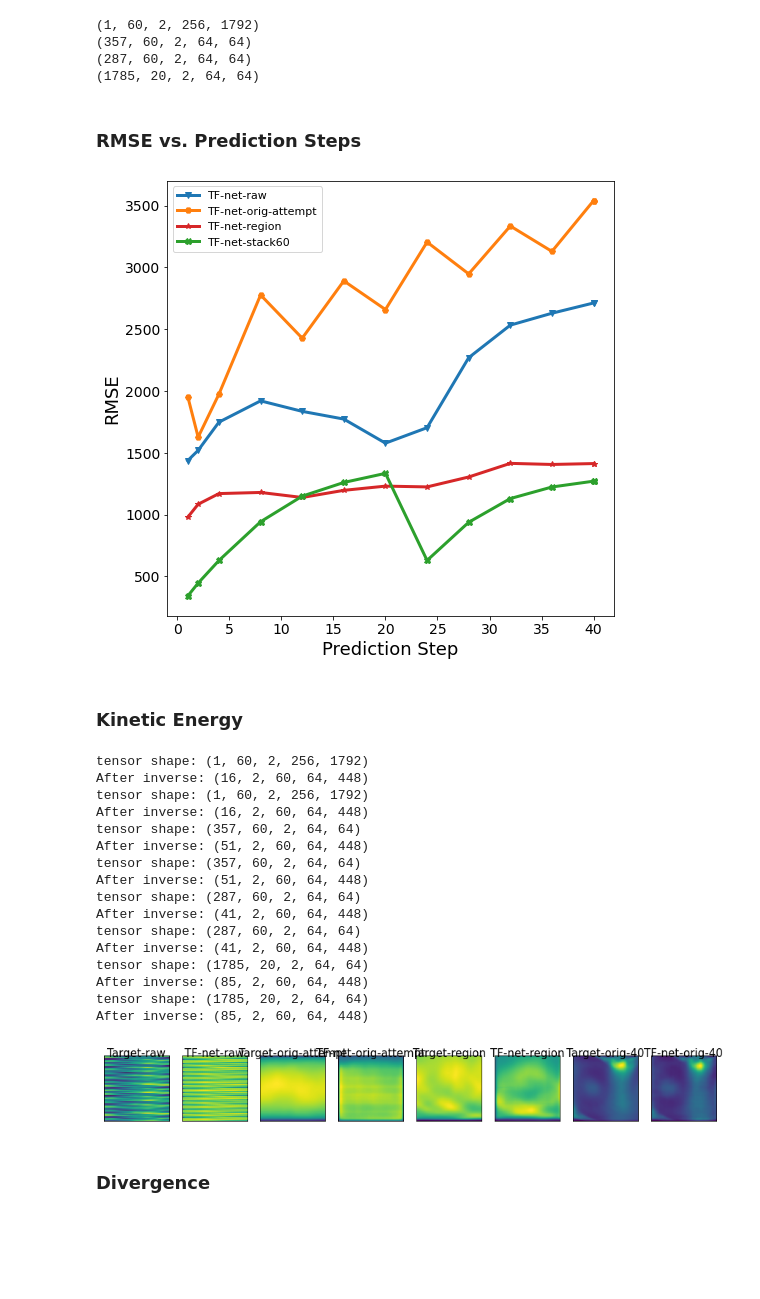
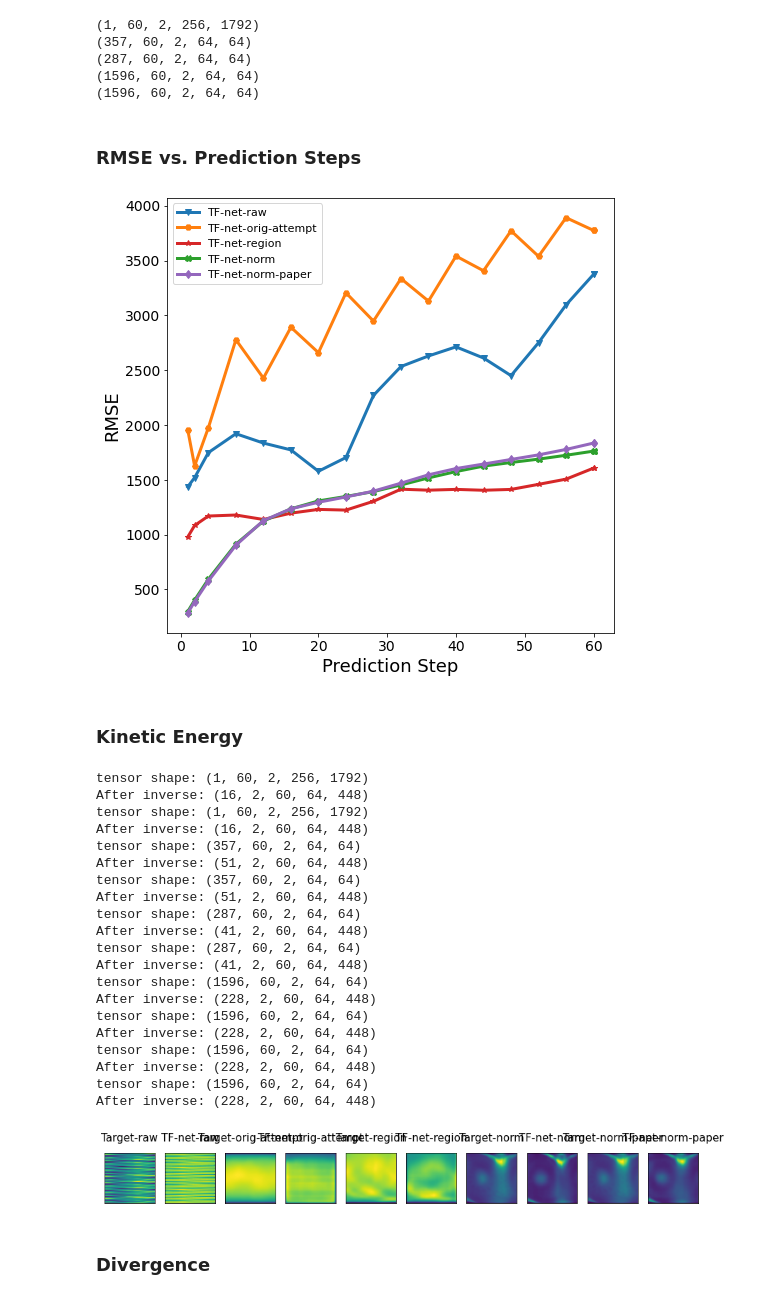
Before and after one commit to tailintalent/Turbulent-Flow-Nets, a Jupyter notebook: Evaluation/Evaluation-Raw.ipynb, the cells around one changed output. Cells and saved outputs as stored; diff of their text form; code cells hidden in the pictures; blank space fills up the shorter version.

```diff
--- a/Evaluation/Evaluation-Raw.ipynb
+++ b/Evaluation/Evaluation-Raw.ipynb
@@ -30,7 +30,11 @@ results = torch.load("results.pt")
 orig_attempt = torch.load("orig_exp_1860_stack_120.pt")
 region = torch.load("stack_by_region_results.pt")
 # Note that this one could only predict up to 40, since the time stack was only 60
-correct_stack_60 = torch.load('orig_stack_60_results.pt')
+#correct_stack_60 = torch.load('orig_stack_60_results.pt')
+
+# These experiments were run on normalized images
+norm_100 = torch.load('orig_normalized_100_results.pt')
+orig_norm_100 = torch.load('orig_100_norm_paper_result.pt')
 print(f'device: {device}')
 results.keys()
 # %% [output]
@@ -47,27 +51,32 @@ stds = 4522.7046
 # preds = [gan["trues"]*stds+avg, tf_con["preds"]*stds+avg, tf["preds"]*stds+avg, u["preds"]*stds+avg,  gan["preds"]*stds+avg,cnn["preds"]*stds+avg, convlstm["preds"]*stds+avg, sst["preds"]*stds+avg, dhpm["preds"]*stds+avg]
 preds = [results["trues"], results["preds"], orig_attempt["trues"][:357],
          orig_attempt["preds"][:357], region["trues"][:287], region["preds"][:287],
-        correct_stack_60["trues"][:1785], correct_stack_60["preds"][:1785]]
+        norm_100["trues"][:1596]*stds+avg, norm_100["preds"][:1596]*stds+avg,
+         orig_norm_100["trues"][:1596]*stds+avg, orig_norm_100["preds"][:1596]*stds+avg]
 print(preds[0].shape)
 print(preds[2].shape)
 print(preds[4].shape)
 print(preds[6].shape)
+print(preds[8].shape)
 # %% [output]
 (1, 60, 2, 256, 1792)
 (357, 60, 2, 64, 64)
 (287, 60, 2, 64, 64)
-(1785, 20, 2, 64, 64)
+(1596, 60, 2, 64, 64)
+(1596, 60, 2, 64, 64)
 # %% [markdown]
 ### RMSE vs. Prediction Steps
 # %%
 fig=plt.figure(figsize=(8, 8))
-#idx = np.array([0,1] + list(range(3,60,4))+[59])
-idx = np.array([0,1] + list(range(3,40,4))+[39])
+idx = np.array([0,1] + list(range(3,60,4))+[59])
+#idx = np.array([0,1] + list(range(3,40,4))+[39])
 # plt.plot(idx+1, tf_con['loss_curve'][idx]*stds, label = "Con TF-net", marker=markers[1], linewidth = 1.5, color = colors[1])
 plt.plot(idx+1,  results['loss_curve'][idx], label = "TF-net-raw", marker=markers[2], linewidth = 3, color = colors[2])
 plt.plot(idx+1,  orig_attempt['loss_curve'][idx], label = "TF-net-orig-attempt", marker=markers[1], linewidth = 3, color = colors[1])
 plt.plot(idx+1,  region['loss_curve'][idx], label = "TF-net-region", marker=markers[3], linewidth = 3, color = colors[3])
-plt.plot(idx+1,  correct_stack_60['loss_curve'][idx], label = "TF-net-stack60", marker=markers[4], linewidth = 3, color = colors[4])
+#plt.plot(idx+1,  correct_stack_60['loss_curve'][idx], label = "TF-net-stack60", marker=markers[4], linewidth = 3, color = colors[4])
+plt.plot(idx+1,  norm_100['loss_curve'][idx]*stds, label = "TF-net-norm", marker=markers[4], linewidth = 3, color = colors[4])
+plt.plot(idx+1,  orig_norm_100['loss_curve'][idx]*stds, label = "TF-net-norm-paper", marker=markers[5], linewidth = 3, color = colors[5])
 # plt.plot(idx+1, u['loss_curve'][idx]*stds, label = "U_net", marker=markers[3], linewidth = 1.5, color = colors[3])
 # plt.plot(idx+1, gan['loss_curve'][idx]*stds, label = "GAN", marker=markers[4], linewidth = 1.5, color = colors[4])
 # plt.plot(idx+1, cnn['loss_curve'][idx]*stds, label = "ResNet", marker= markers[5], linewidth = 1.5, color = colors[5])
@@ -83,7 +92,7 @@ plt.yticks(fontsize=14)
 #plt.savefig("rmse_horizon.png", dpi = 400, bbox_inches = 'tight')
 plt.show()
 # %% [output]
-[figure, old version]
+[figure, new version]
 # %% [markdown]
 ### Kinetic Energy
 # %%
@@ -133,40 +142,44 @@ def TKE_mean(tensor):
     return tke_mean
 # %%
 # the first dimension needs to be a multiple of 7 to work with inverse_seqs
-tkes = [TKE_mean(preds[i]) for i in range(8)]
+tkes = [TKE_mean(preds[i]) for i in range(10)]
 # title = ["Target","Con TF-net", "TF-net", "U_net",  "GAN",  "ResNet", "ConvLSTM",  "SST",  "DHPM"]
 title = ["Target-raw", "TF-net-raw", "Target-orig-attempt", "TF-net-orig-attempt", "Target-region", "TF-net-region",
-        "Target-orig-40", "TF-net-orig-40"]
+        "Target-norm", "TF-net-norm", "Target-norm-paper", "TF-net-norm-paper"]
 fig=plt.figure(figsize=(15, 5))
-columns = 8
+columns = 10
 rows = 1
 for i in range(columns):
     fig.add_subplot(rows, columns, i+1)
     plt.imshow(tkes[i][:64,:64])
     #plt.imshow(tkes[i])
     plt.xlabel(title[i], size = 15, rotation=0, labelpad = -100)
     plt.xticks([])
     plt.yticks([])
 plt.savefig("Kinetic Energy.png", dpi = 400,bbox_inches = 'tight')
 plt.show()
 # %% [output]
 tensor shape: (1, 60, 2, 256, 1792)
 After inverse: (16, 2, 60, 64, 448)
 tensor shape: (1, 60, 2, 256, 1792)
 After inverse: (16, 2, 60, 64, 448)
 tensor shape: (357, 60, 2, 64, 64)
 After inverse: (51, 2, 60, 64, 448)
 tensor shape: (357, 60, 2, 64, 64)
 After inverse: (51, 2, 60, 64, 448)
 tensor shape: (287, 60, 2, 64, 64)
 After inverse: (41, 2, 60, 64, 448)
 tensor shape: (287, 60, 2, 64, 64)
 After inverse: (41, 2, 60, 64, 448)
-tensor shape: (1785, 20, 2, 64, 64)
-After inverse: (85, 2, 60, 64, 448)
-tensor shape: (1785, 20, 2, 64, 64)
-After inverse: (85, 2, 60, 64, 448)
+tensor shape: (1596, 60, 2, 64, 64)
+After inverse: (228, 2, 60, 64, 448)
+tensor shape: (1596, 60, 2, 64, 64)
+After inverse: (228, 2, 60, 64, 448)
+tensor shape: (1596, 60, 2, 64, 64)
+After inverse: (228, 2, 60, 64, 448)
+tensor shape: (1596, 60, 2, 64, 64)
+After inverse: (228, 2, 60, 64, 448)
-[figure, old version]
+[figure, new version]
 # %% [markdown]
 ### Divergence
 # %%
```
Also changed, not shown: parts of 9 cells of this notebook, 3 other files.
